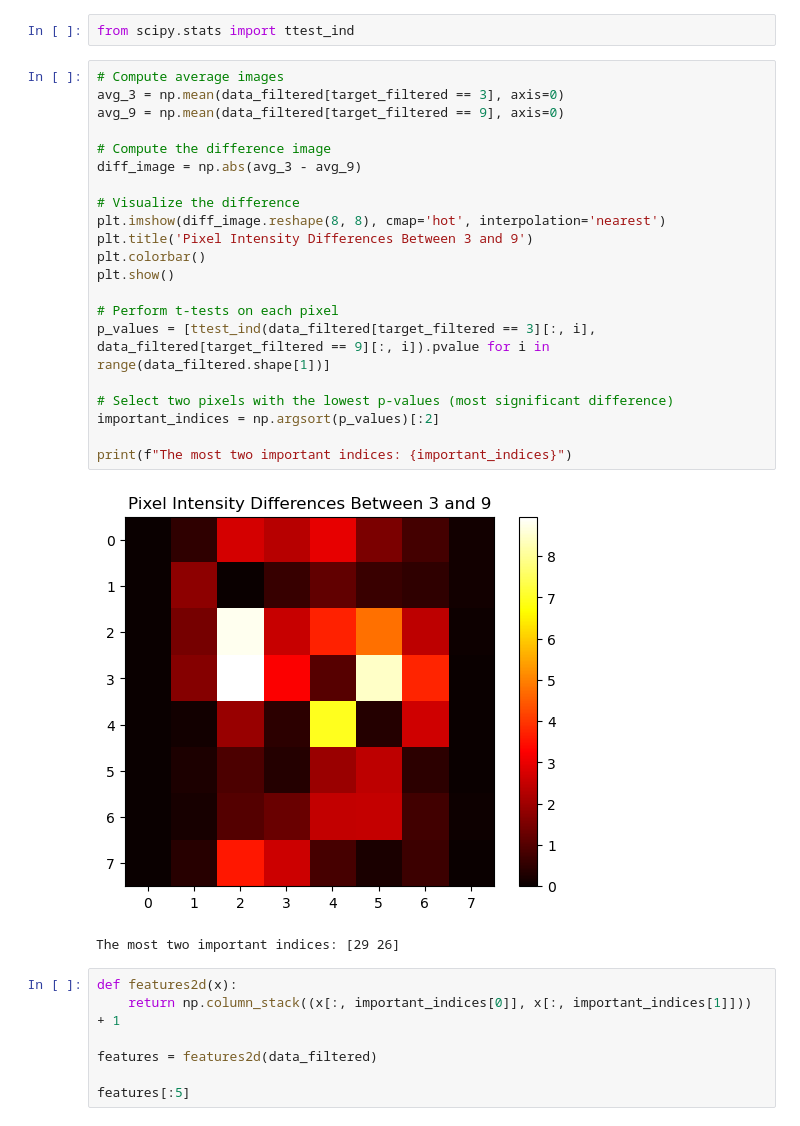
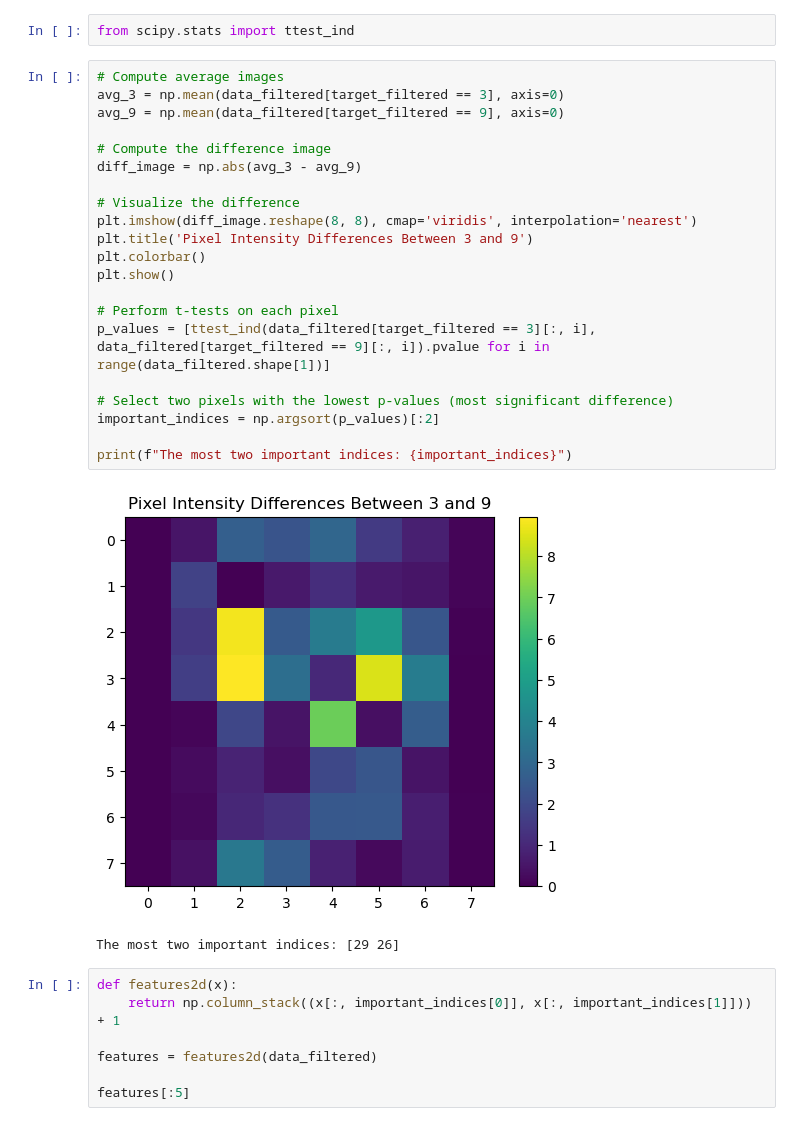
Before and after one commit to smitha13798/Machine-Learning-Essentials_Exercises, a Jupyter notebook: Exercise1.ipynb, the cells around one changed output. Drawn from its saved outputs; the diff is of its cells as text.

```diff
--- a/Exercise1.ipynb
+++ b/Exercise1.ipynb
@@ -68,26 +68,26 @@ from scipy.stats import ttest_ind
 # %%
 # Compute average images
 avg_3 = np.mean(data_filtered[target_filtered == 3], axis=0)
 avg_9 = np.mean(data_filtered[target_filtered == 9], axis=0)
 
 # Compute the difference image
 diff_image = np.abs(avg_3 - avg_9)
 
 # Visualize the difference
-plt.imshow(diff_image.reshape(8, 8), cmap='hot', interpolation='nearest')
+plt.imshow(diff_image.reshape(8, 8), cmap='viridis', interpolation='nearest')
 plt.title('Pixel Intensity Differences Between 3 and 9')
 plt.colorbar()
 plt.show()
 
 # Perform t-tests on each pixel
 p_values = [ttest_ind(data_filtered[target_filtered == 3][:, i], data_filtered[target_filtered == 9][:, i]).pvalue for i in range(data_filtered.shape[1])]
 
 # Select two pixels with the lowest p-values (most significant difference)
 important_indices = np.argsort(p_values)[:2]
 
 print(f"The most two important indices: {important_indices}")
 # %% [output]
-[figure, old version]
+[figure, new version]
 The most two important indices: [29 26]
 # %%
 def features2d(x):
```
Also changed, not shown: parts of 7 cells of this notebook, 1 other file.
